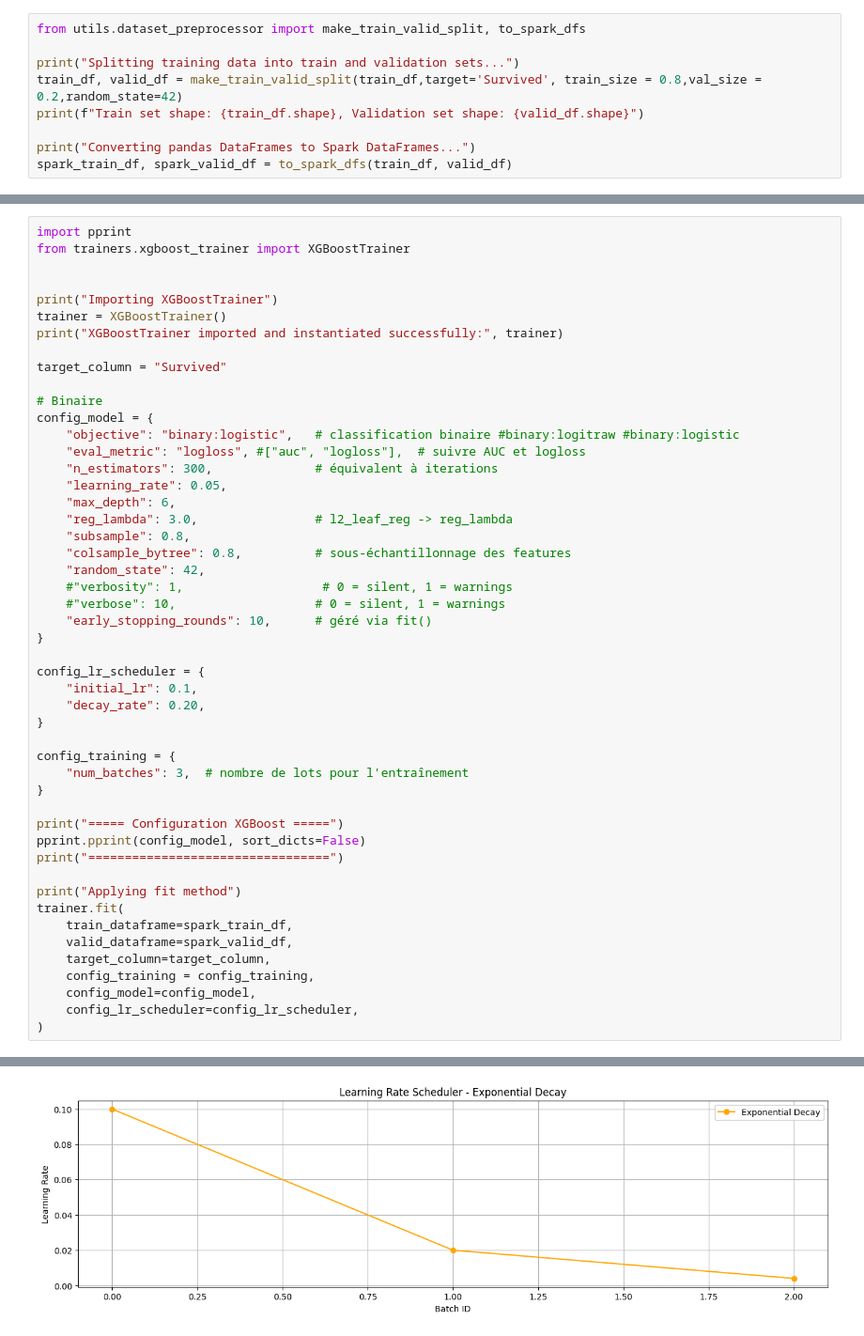
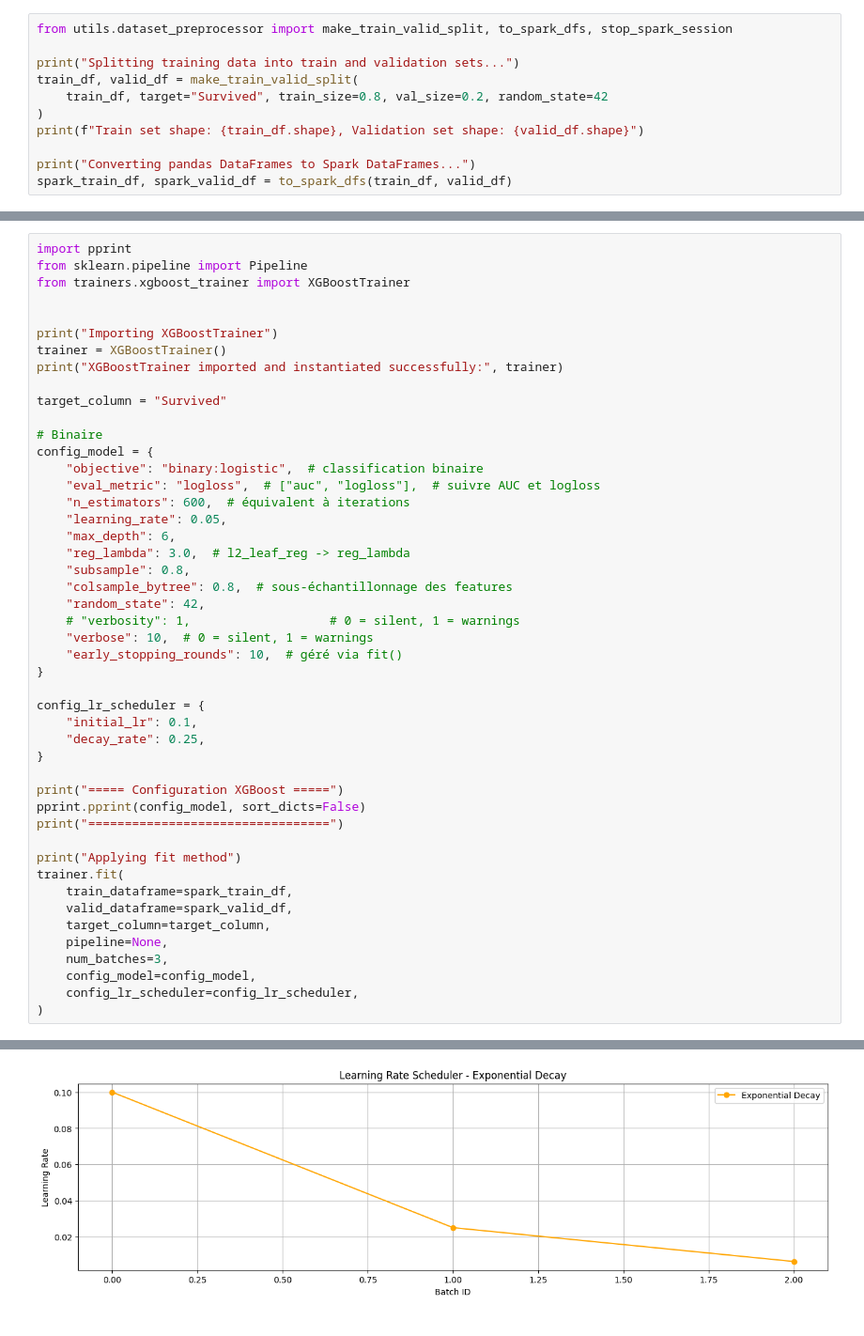
Before and after one commit to Manda404/batchtrainingbooster, a Jupyter notebook: notebooks/train-boosting-models-old.ipynb, the cells around one changed output, grey strips where cells are left out. Shown at 94% size. Drawn from its saved outputs; the diff is of its cells as text.

```diff
--- a/src/batchtrainingbooster/notebooks/train-boosting-models.ipynb
+++ b/notebooks/train-boosting-models-old.ipynb
@@ -59,10 +65,12 @@ Loaded test dataset: shape = (418, 11)
 Training dataset shape after dropping columns ['Name', 'PassengerId']: (891, 10)
 Test dataset shape after dropping columns ['Name', 'PassengerId']: (418, 9)
 # %%
-from utils.dataset_preprocessor import make_train_valid_split, to_spark_dfs
+from utils.dataset_preprocessor import make_train_valid_split, to_spark_dfs, stop_spark_session
 
 print("Splitting training data into train and validation sets...")
-train_df, valid_df = make_train_valid_split(train_df,target='Survived', train_size = 0.8,val_size = 0.2,random_state=42)
+train_df, valid_df = make_train_valid_split(
+    train_df, target="Survived", train_size=0.8, val_size=0.2, random_state=42
+)
 print(f"Train set shape: {train_df.shape}, Validation set shape: {valid_df.shape}")
 
 print("Converting pandas DataFrames to Spark DataFrames...")
@@ -208,5 +85,6 @@ org.apache.spark.SparkException: Exception thrown in awaitResult:
 # %%
 import pprint
+from sklearn.pipeline import Pipeline
 from trainers.xgboost_trainer import XGBoostTrainer
 
 
@@ -218,27 +96,23 @@ target_column = "Survived"
 
 # Binaire
 config_model = {
-    "objective": "binary:logistic",   # classification binaire #binary:logitraw #binary:logistic
-    "eval_metric": "logloss", #["auc", "logloss"],  # suivre AUC et logloss
-    "n_estimators": 300,              # équivalent à iterations
+    "objective": "binary:logistic",  # classification binaire
+    "eval_metric": "logloss",  # ["auc", "logloss"],  # suivre AUC et logloss
+    "n_estimators": 600,  # équivalent à iterations
     "learning_rate": 0.05,
     "max_depth": 6,
-    "reg_lambda": 3.0,                # l2_leaf_reg -> reg_lambda
+    "reg_lambda": 3.0,  # l2_leaf_reg -> reg_lambda
     "subsample": 0.8,
-    "colsample_bytree": 0.8,          # sous-échantillonnage des features
+    "colsample_bytree": 0.8,  # sous-échantillonnage des features
     "random_state": 42,
-    #"verbosity": 1,                   # 0 = silent, 1 = warnings
-    #"verbose": 10,                   # 0 = silent, 1 = warnings
-    "early_stopping_rounds": 10,      # géré via fit()
+    # "verbosity": 1,                   # 0 = silent, 1 = warnings
+    "verbose": 10,  # 0 = silent, 1 = warnings
+    "early_stopping_rounds": 10,  # géré via fit()
 }
 
 config_lr_scheduler = {
     "initial_lr": 0.1,
-    "decay_rate": 0.20,
-}
-
-config_training = {
-    "num_batches": 3,  # nombre de lots pour l'entraînement
+    "decay_rate": 0.25,
 }
 
 print("===== Configuration XGBoost =====")
@@ -250,7 +124,8 @@ trainer.fit(
     train_dataframe=spark_train_df,
     valid_dataframe=spark_valid_df,
     target_column=target_column,
-    config_training = config_training,
+    pipeline=None,
+    num_batches=3,
     config_model=config_model,
     config_lr_scheduler=config_lr_scheduler,
 )
@@ -354 +252 @@ Applying fit method
-[figure, old version]
+[figure, new version]
```
Also changed, not shown: parts of 17 cells of this notebook, 23 other files.
